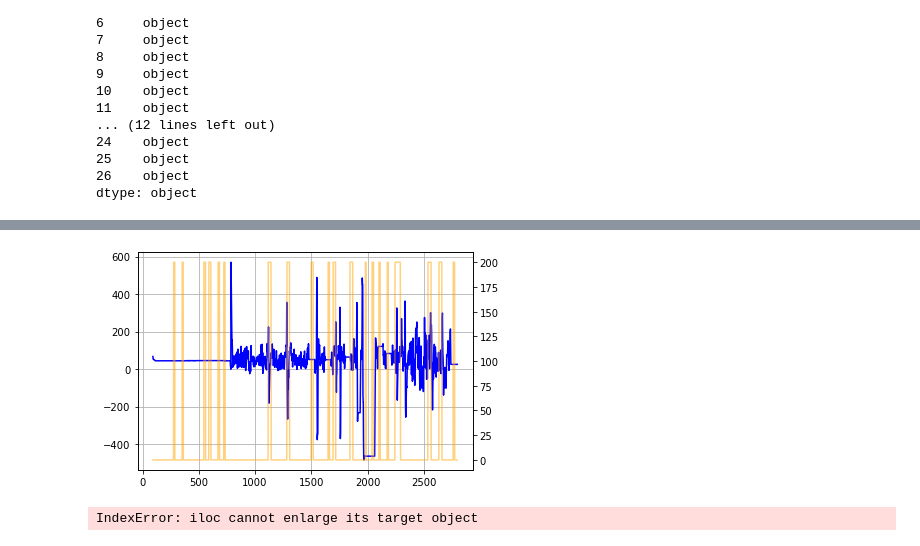
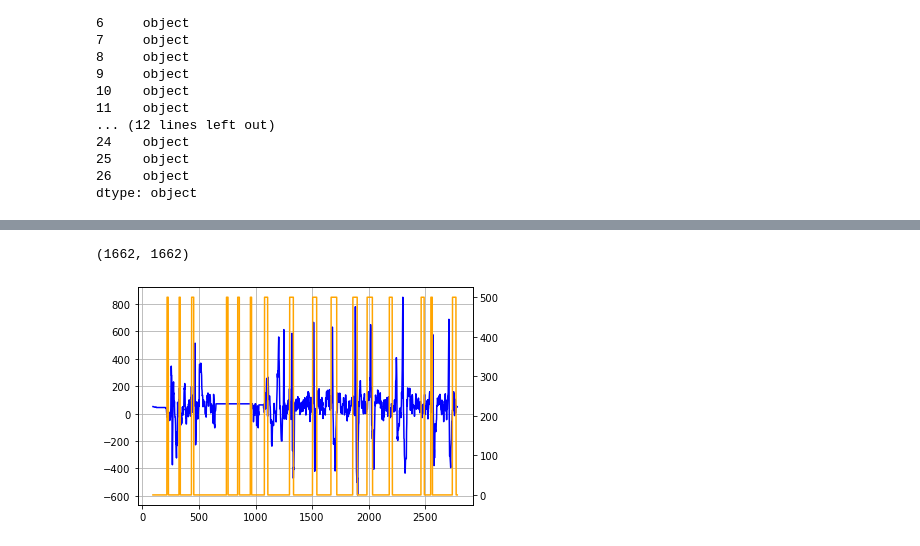
Before and after one commit to anapaulasandes/ppgeb_masters, a Jupyter notebook: python_syncronization/find_blinks.ipynb, the cells around one changed output, grey strips where cells are left out. Drawn from its saved outputs; the diff is of its cells as text; code cells hidden in the pictures.

```diff
--- a/python_syncronization/find_blinks.ipynb
+++ b/python_syncronization/find_blinks.ipynb
@@ -3,7 +3,7 @@ import pandas as pd
 import os
 import io
 # %%
-data_path = "/Users/anasouza/ppgeb_masters/data/teste_ana.txt"
+data_path = "/Users/anasouza/ppgeb_masters/data/teste_ana_13_08.txt"
 # %%
 data_list = []
 with io.open(data_path, mode="r", encoding="utf-8") as f:
@@ -94,0 +80,2 @@ See the caveats in the documentation: https://pandas.pydata.org/pandas-docs/stab
+# %%
+df, eeg, et = clean_dataset(data_list)
@@ -156,6 +155,24 @@ plot_time_series_ET(df)
 # %%
 import matplotlib.pyplot as plt
 
+def replace_blink_values(val):
+    if val != 0:
+        x = 500
+    else:
+        x = 0
+    return x
+
+def blink_et(val):
+    if val != 0:
+        return 500
+    if val == 0:
+        return val
+
+def identificar_blink_eeg(val):
+    if x > 150:
+        return 500
+    else:
+        return val
 
 def plot_both(df):
 
@@ -167,22 +184,20 @@ def plot_both(df):
     df_plot.TIME = df_plot.TIME.astype(float)
     df_plot.BKID = df_plot.BKID.astype(int)
 
-    df_plot["BKID_t"] = df_plot.BKID.apply(replace_blink_values)
+    df_plot["BKID"] = df_plot.BKID.apply(replace_blink_values)
 
     ax1 = df_plot.USER.plot(color='blue', grid=True, label='Count')
-    ax2 = df_plot.BKID_t.plot(color='orange', grid=True, secondary_y=True, alpha=0.5)
+    ax2 = df_plot.BKID.plot(color='orange', grid=True, secondary_y=True)
 
     h1, l1 = ax1.get_legend_handles_labels()
     h2, l2 = ax2.get_legend_handles_labels()
 
     plt.show()
 
-    eeg = df_plot.iloc[:,[2,-2]]
-    et = df_plot.iloc[:,:-2]
+    eeg = df_plot.iloc[:,[2,-1]]
+    et = df_plot.iloc[:,:-1]
 
-    eeg.iloc[0,1] = 100
-    eeg.iloc[0,2] = 100
-    eeg.iloc[0,3] = 100
-    eeg.iloc[-1,-1] = 200
 
-    return eeg, et
+    return df_plot, eeg, et
+# %%
+df, eeg, et = plot_both(df) #ja não estão tão distantes
@@ -188,0 +249,4 @@ def plot_both(df):
+# %%
+path[-1]
+# %% [output]
+(1662, 1662)
@@ -189,5 +287,4 @@ def plot_both(df):
 # %%
-eeg, et = plot_both(df)
+df, eeg, et = plot_both(df)
 # %% [output]
-[figure, old version]
+[figure, new version]
-IndexError: iloc cannot enlarge its target object
```
Also changed, not shown: parts of 36 cells of this notebook, 21 other files.
